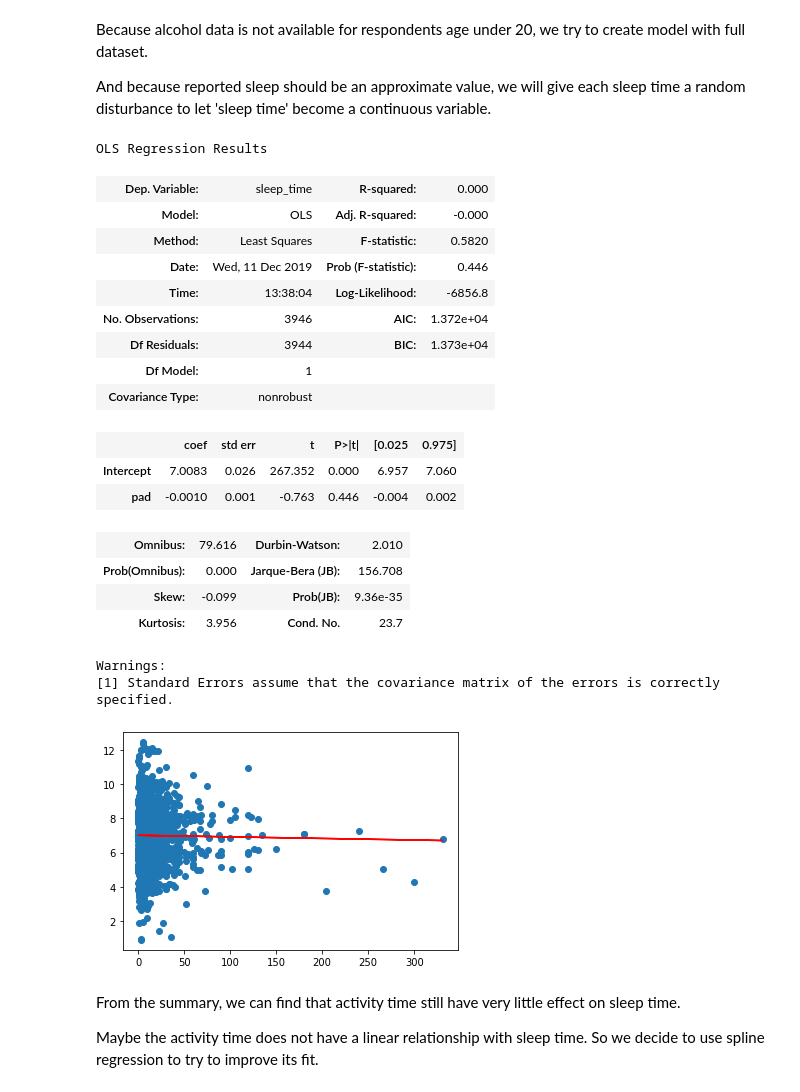
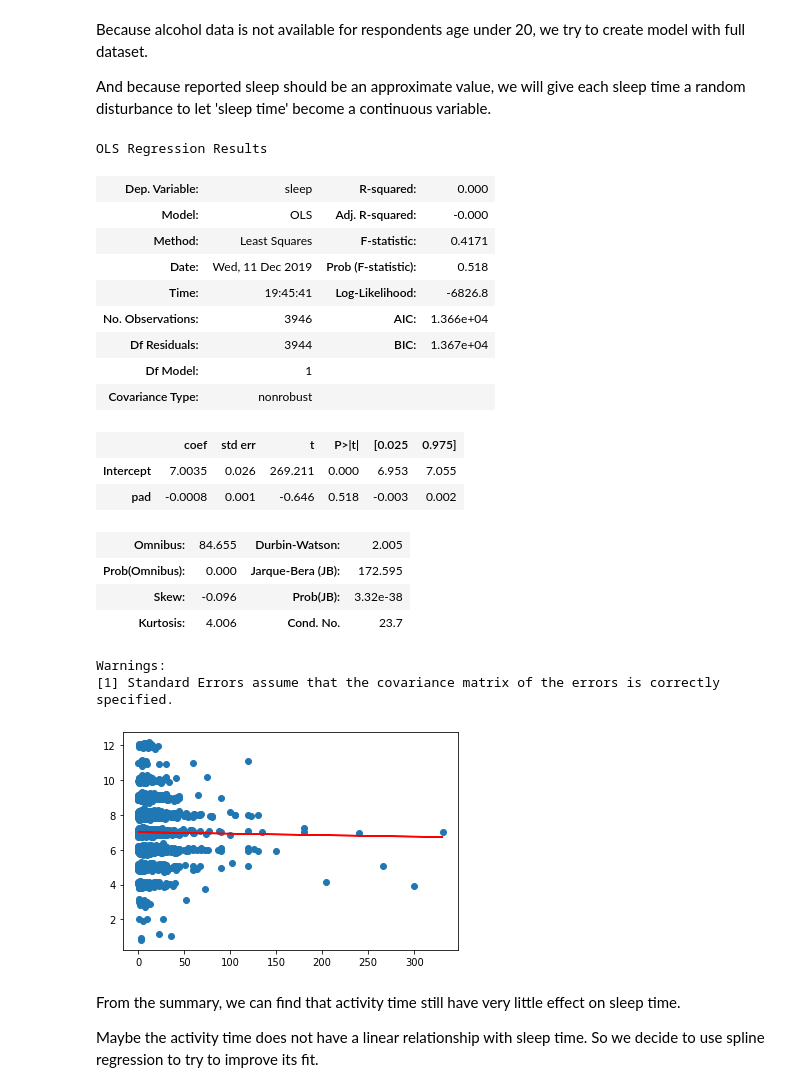
Before and after one commit to xinyangqi/506-group-12-project-, a Jupyter notebook: 506 group project.ipynb, the cells around one changed output. Cells and saved outputs as stored; diff of their text form; code cells hidden in the pictures.

```diff
--- a/506 group project.ipynb
+++ b/506 group project.ipynb
@@ -212,40 +178,40 @@ data_pad = data_pad.dropna()
 data_pad = data_pad.groupby('SEQN').mean()
 data_pad['pad']=data_pad['PADTIMES']*data_pad['PADDURAT']/60
 data_pad = data_pad.drop(['PADTIMES','PADDURAT'],axis=1)
-data_pad.columns = ['sleep_time','pad']
+data_pad.columns = ['sleep','pad']
 # %%
-eps = np.random.normal(0,0.2,size = data_pad.shape[0])
+eps = np.random.normal(0,0.1,size = data_pad.shape[0])
 # %%
-data_pad['sleep_time']=data_pad['sleep_time']+eps
+data_pad['sleep']=data_pad['sleep']+eps
 # %%
-mod6 = smf.ols(formula='sleep_time ~ pad',data = data_pad).fit()
+mod6 = smf.ols(formula='sleep ~ pad',data = data_pad).fit()
 mod6.summary()
 # %% [output]
 OLS Regression Results
-| Dep. Variable: | sleep_time | R-squared: | 0.000 |
+| Dep. Variable: | sleep | R-squared: | 0.000 |
 | Model: | OLS | Adj. R-squared: | -0.000 |
-| Method: | Least Squares | F-statistic: | 0.5820 |
-| Date: | Wed, 11 Dec 2019 | Prob (F-statistic): | 0.446 |
-| Time: | 13:38:04 | Log-Likelihood: | -6856.8 |
-| No. Observations: | 3946 | AIC: | 1.372e+04 |
-| Df Residuals: | 3944 | BIC: | 1.373e+04 |
+| Method: | Least Squares | F-statistic: | 0.4171 |
+| Date: | Wed, 11 Dec 2019 | Prob (F-statistic): | 0.518 |
+| Time: | 19:45:41 | Log-Likelihood: | -6826.8 |
+| No. Observations: | 3946 | AIC: | 1.366e+04 |
+| Df Residuals: | 3944 | BIC: | 1.367e+04 |
 | Df Model: | 1 |  |  |
 | Covariance Type: | nonrobust |  |  |
 |  | coef | std err | t | P>|t| | [0.025 | 0.975] |
-| Intercept | 7.0083 | 0.026 | 267.352 | 0.000 | 6.957 | 7.060 |
-| pad | -0.0010 | 0.001 | -0.763 | 0.446 | -0.004 | 0.002 |
+| Intercept | 7.0035 | 0.026 | 269.211 | 0.000 | 6.953 | 7.055 |
+| pad | -0.0008 | 0.001 | -0.646 | 0.518 | -0.003 | 0.002 |
-| Omnibus: | 79.616 | Durbin-Watson: | 2.010 |
-| Prob(Omnibus): | 0.000 | Jarque-Bera (JB): | 156.708 |
-| Skew: | -0.099 | Prob(JB): | 9.36e-35 |
-| Kurtosis: | 3.956 | Cond. No. | 23.7 |
+| Omnibus: | 84.655 | Durbin-Watson: | 2.005 |
+| Prob(Omnibus): | 0.000 | Jarque-Bera (JB): | 172.595 |
+| Skew: | -0.096 | Prob(JB): | 3.32e-38 |
+| Kurtosis: | 4.006 | Cond. No. | 23.7 |
 Warnings:
 [1] Standard Errors assume that the covariance matrix of the errors is correctly specified.
 # %%
-plt.scatter(data_pad.pad,data_pad.sleep_time)
-plt.plot(data_pad.pad,mod5.predict(),color = 'red')
+plt.scatter(data_pad.pad,data_pad.sleep)
+plt.plot(data_pad.pad,mod6.predict(),color = 'red')
 plt.show()
 # %% [output]
-[figure, old version]
+[figure, new version]
 # %% [markdown]
 From the summary, we can find that activity time still have very little effect on sleep time.
 
```
Also changed, not shown: parts of 12 cells of this notebook.
